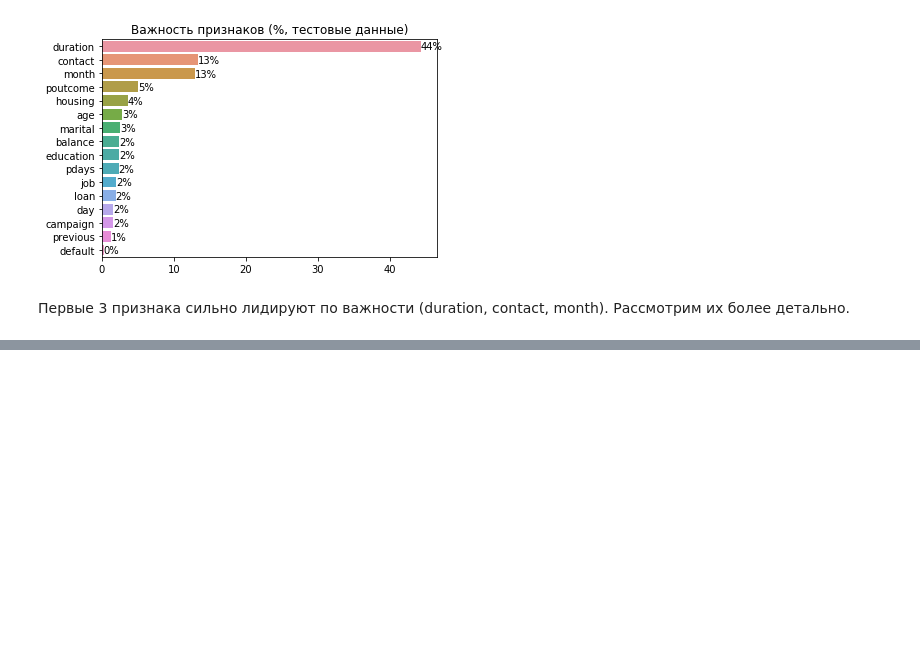
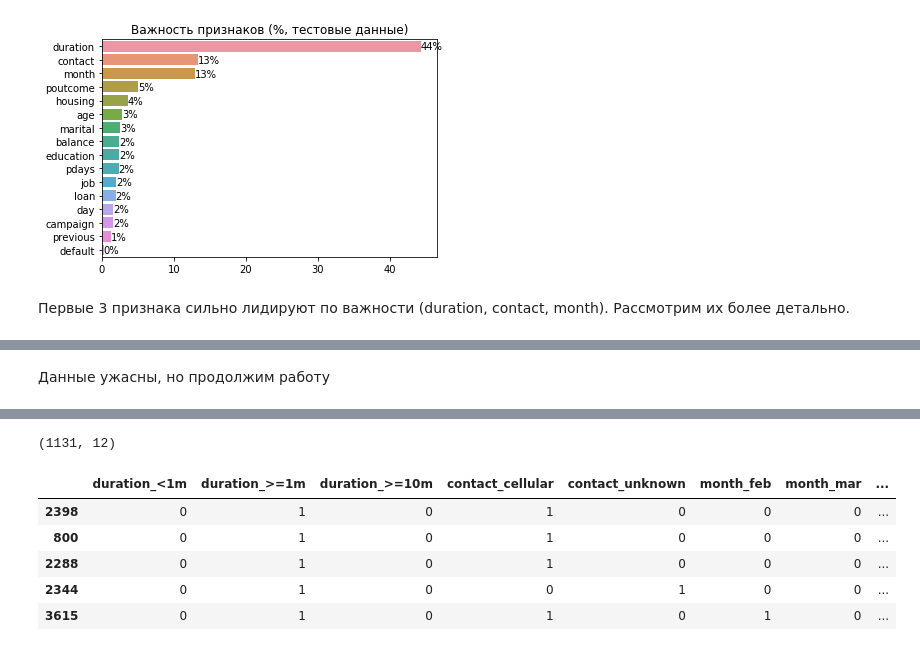
Before and after one commit to EgorDudyrev/FCA_BB_interpret, a Jupyter notebook: notebooks/2020.01.27-Implications_And_Hypotheses.ipynb, the cells around one changed output, grey strips where cells are left out. Cells and saved outputs as stored; diff of their text form; code cells hidden in the pictures; blank space fills up the shorter version.

```diff
--- a/notebooks/2020.01.27-Implications_And_Hypotheses.ipynb
+++ b/notebooks/2020.01.27-Implications_And_Hypotheses.ipynb
@@ -171,3 +186,11 @@ plt.show()
+# %%
+def binf_contact(x):
+    b = pd.Series()
+    for v in ['cellular','unknown']:
+        b[v] = x==v
+    return b.astype(int)
+# %%
+bin_funcs['contact'] = binf_contact
 # %%
 f = 'month'
 cds = pd.DataFrame()
@@ -196,0 +223,21 @@ plt.show()
+# %%
+def binf_month(x):
+    b = pd.Series()
+    for v in ['feb', 'mar', 'apr', 'may', 'sep','oct','dec']:
+        b[v] = x==v
+    return b.astype(int)
+# %%
+bin_funcs['month'] = binf_month
+# %% [markdown]
+Данные ужасны, но продолжим работу
+# %%
+bin_ds = []
+for f in tqdm_notebook(s[:3].index):
+    cds = pd.concat([bin_funcs[f](x) for x in X_test[f]],1).T
+    cds.columns = [f"{f}_{x}" for x in cds.columns]
+    bin_ds.append(cds)
+bin_ds = pd.concat(bin_ds,1)
+bin_ds.index = X_test.index
+print(bin_ds.shape)
+bin_ds.head()
+# %% [output]
@@ -196,0 +245,7 @@ plt.show()
+(1131, 12)
+|  | duration_<1m | duration_>=1m | duration_>=10m | contact_cellular | contact_unknown | month_feb | month_mar | ... |
+| 2398 | 0 | 1 | 0 | 1 | 0 | 0 | 0 | ... |
+| 800 | 0 | 1 | 0 | 1 | 0 | 0 | 0 | ... |
+| 2288 | 0 | 1 | 0 | 1 | 0 | 0 | 0 | ... |
+| 2344 | 0 | 1 | 0 | 0 | 1 | 0 | 0 | ... |
+| 3615 | 0 | 1 | 0 | 1 | 0 | 1 | 0 | ... |
```
Also changed, not shown: parts of 22 cells of this notebook, 1 other file.
